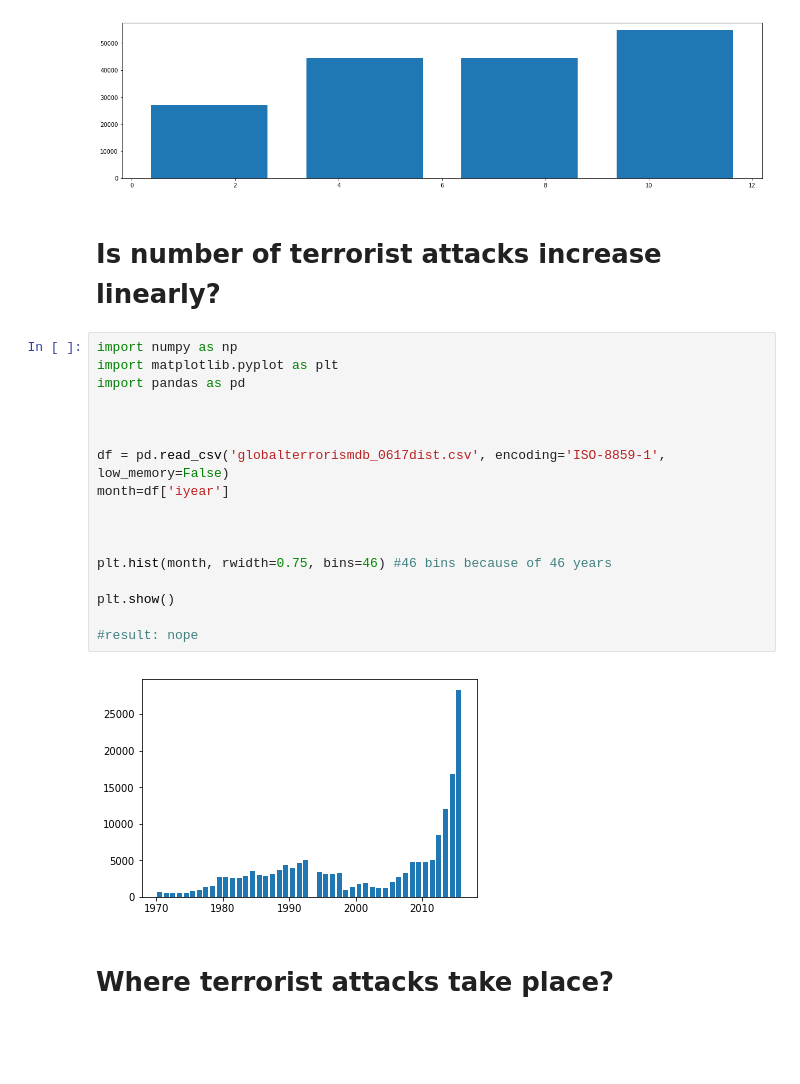
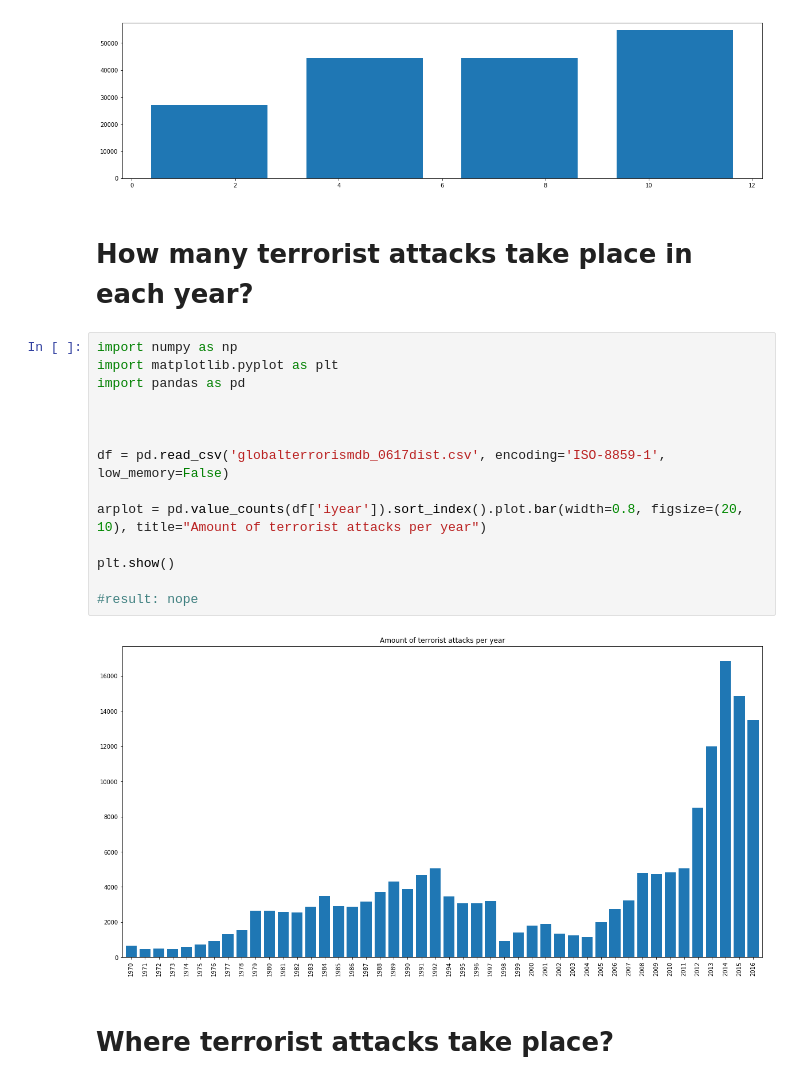
Before and after one commit to sylwiamol/bme-terrorists, a Jupyter notebook: Terrorism.ipynb, the cells around one changed output. Saved outputs shown, nothing was run; the diff lists cells and outputs as text; blank space fills up the shorter version.

```diff
--- a/Terrorism.ipynb
+++ b/Terrorism.ipynb
@@ -14,27 +61,24 @@ plt.show()
 # result: the most popular season is autumn
 # %% [output]
 [figure]
-# %% [markdown]
-# Is number of terrorist attacks increase linearly?
+# %% [markdown]
+# How many terrorist attacks take place in each year?
 # %%
 import numpy as np
 import matplotlib.pyplot as plt
 import pandas as pd
 
 
 
 df = pd.read_csv('globalterrorismdb_0617dist.csv', encoding='ISO-8859-1', low_memory=False)
-month=df['iyear']
 
-
-
-plt.hist(month, rwidth=0.75, bins=46) #46 bins because of 46 years
+arplot = pd.value_counts(df['iyear']).sort_index().plot.bar(width=0.8, figsize=(20, 10), title="Amount of terrorist attacks per year")
 
 plt.show()
 
 #result: nope
 # %% [output]
-[figure, old version]
+[figure, new version]
 # %% [markdown]
 # Where terrorist attacks take place?
 # %%
```
Also changed, not shown: parts of 3 cells of this notebook.
